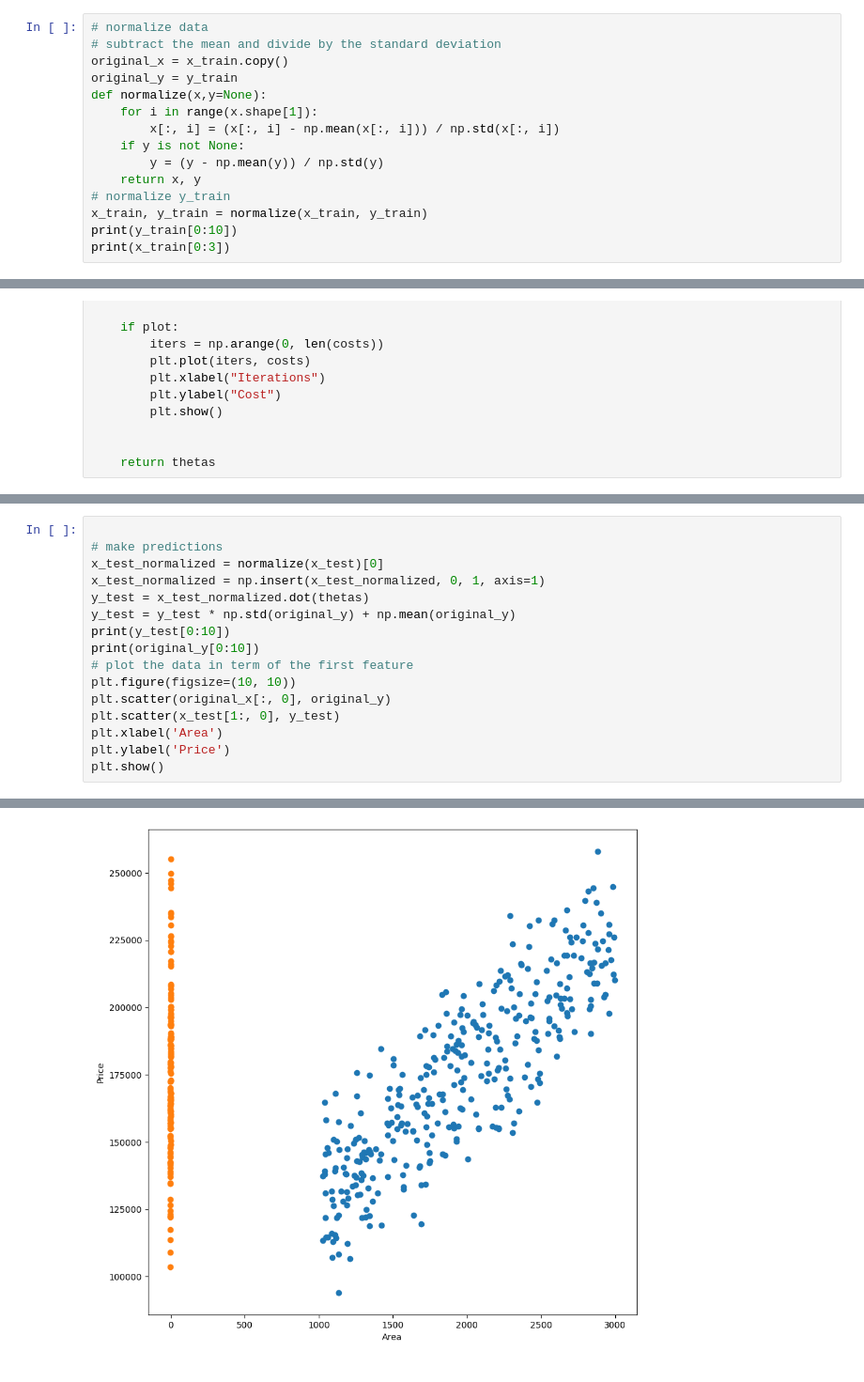
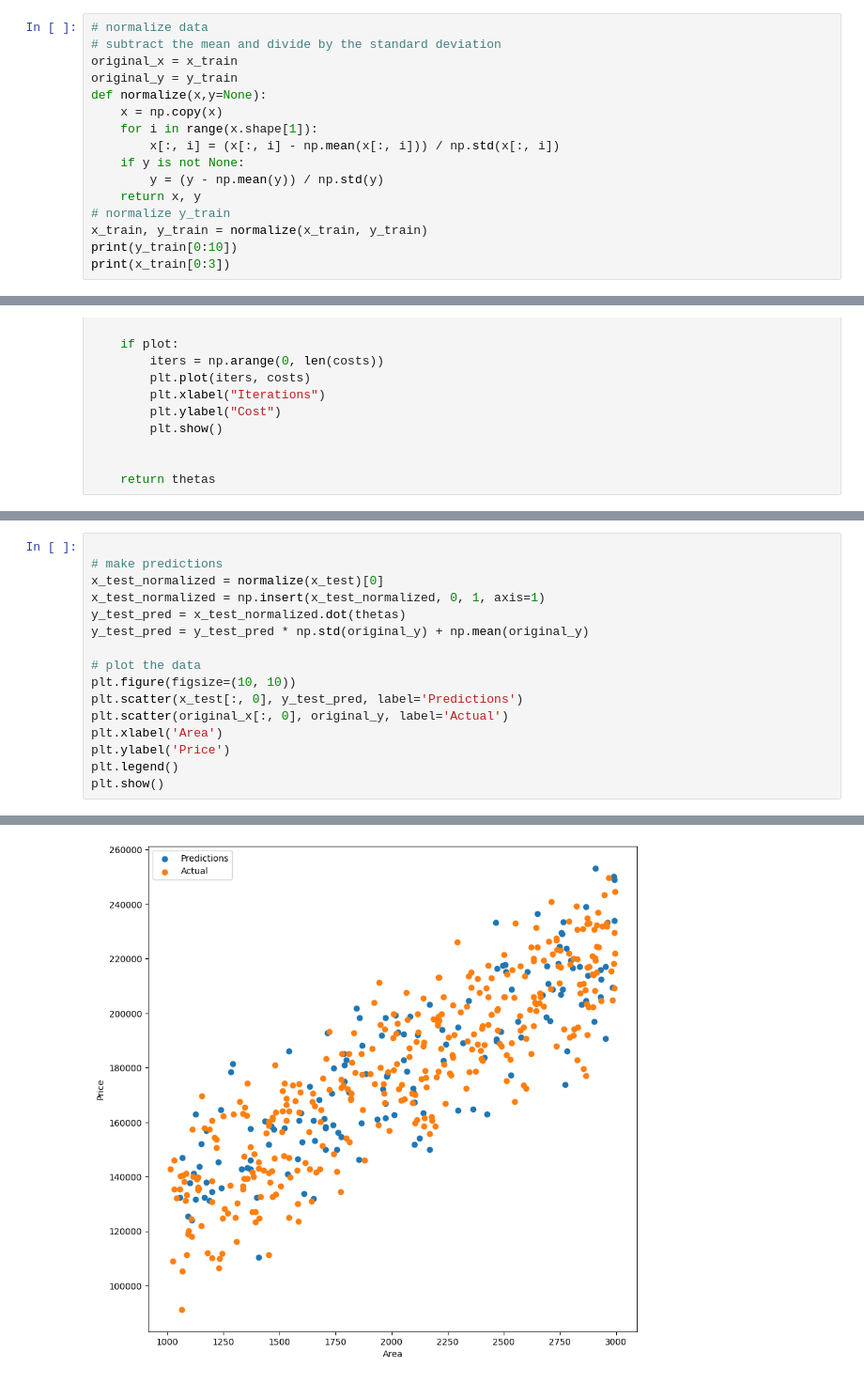
Before and after one commit to Abdullah0f/Machine-Learning-Models, a Jupyter notebook: multiple linear reg.ipynb, the cells around one changed output, grey strips where cells are left out. Shown at 94% size. Saved outputs shown, nothing was run; the diff lists cells and outputs as text.

```diff
--- a/multiple linear reg.ipynb
+++ b/multiple linear reg.ipynb
@@ -36,9 +50,10 @@ print(y_train[0:10])
 # %%
 # normalize data
 # subtract the mean and divide by the standard deviation
-original_x = x_train.copy()
+original_x = x_train
 original_y = y_train
 def normalize(x,y=None):
+    x = np.copy(x)
     for i in range(x.shape[1]):
         x[:, i] = (x[:, i] - np.mean(x[:, i])) / np.std(x[:, i])
     if y is not None:
@@ -113,15 +128,15 @@ print(thetas)
 # make predictions
 x_test_normalized = normalize(x_test)[0]
 x_test_normalized = np.insert(x_test_normalized, 0, 1, axis=1)
-y_test = x_test_normalized.dot(thetas)
-y_test = y_test * np.std(original_y) + np.mean(original_y)
-print(y_test[0:10])
-print(original_y[0:10])
-# plot the data in term of the first feature
+y_test_pred = x_test_normalized.dot(thetas)
+y_test_pred = y_test_pred * np.std(original_y) + np.mean(original_y)
+
+# plot the data
 plt.figure(figsize=(10, 10))
-plt.scatter(original_x[:, 0], original_y)
-plt.scatter(x_test[1:, 0], y_test)
+plt.scatter(x_test[:, 0], y_test_pred, label='Predictions')
+plt.scatter(original_x[:, 0], original_y, label='Actual')
 plt.xlabel('Area')
 plt.ylabel('Price')
+plt.legend()
 plt.show()
 # %% [output]
@@ -134 +143 @@ plt.show()
-[figure, old version]
+[figure, new version]
```
Also changed, not shown: parts of 8 cells of this notebook, 1 other file.
